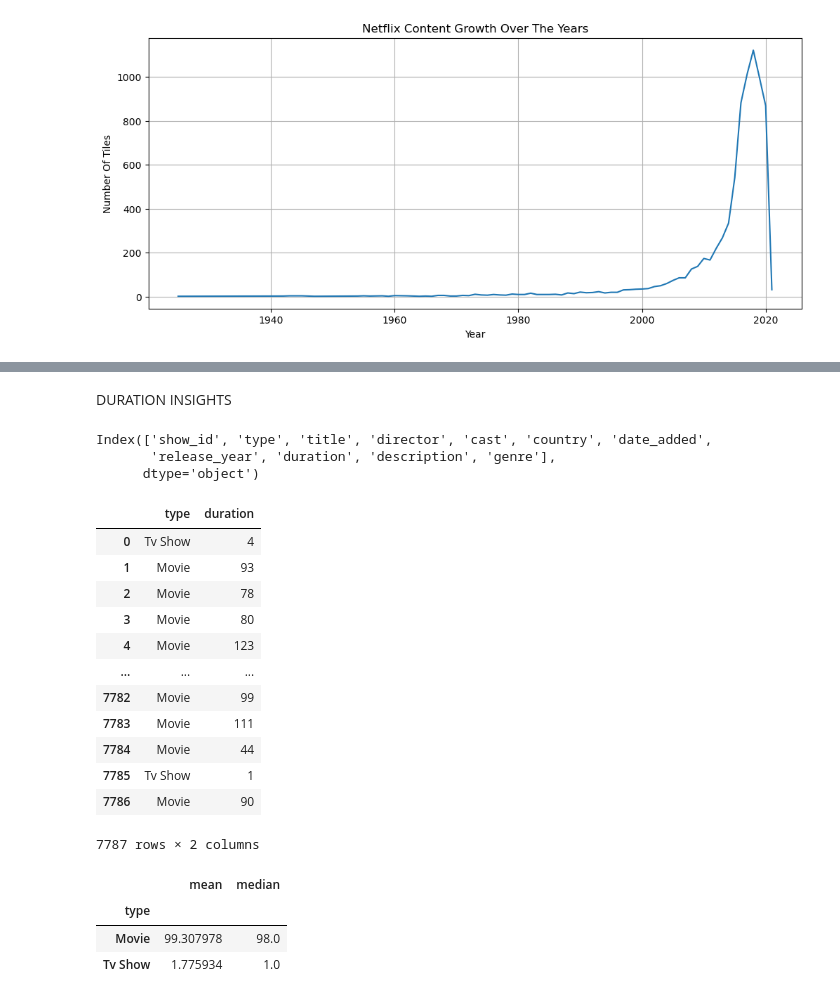
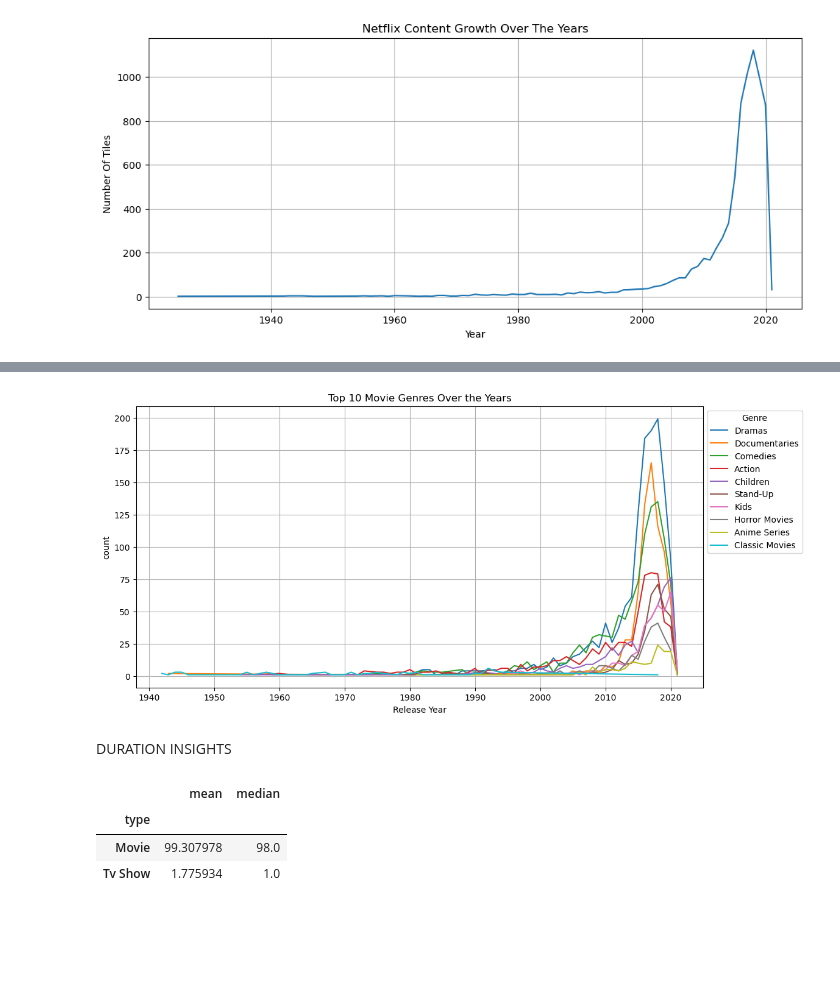
Before and after one commit to Emigbanam/PythonData-Science-Practice-Repository, a Jupyter notebook: Netflix Test.ipynb, the cells around one changed output, grey strips where cells are left out. Cells and saved outputs as stored; diff of their text form; code cells hidden in the pictures; blank space fills up the shorter version.

```diff
--- a/Netflix Test.ipynb
+++ b/Netflix Test.ipynb
@@ -126,3 +126,6 @@ plt.grid()
 plt.show()
 # %% [output]
 [figure]
+# %%
+genre_years = netflix[['genre', 'release_year']].value_counts().reset_index(name='count')
+genre_years
@@ -129,30 +146,25 @@ plt.show()
+# %%
+# Get the top 10 genres
+top_genres = genre_years['genre'].value_counts().head(10).index
+
+topt10_genres = genre_years[genre_years['genre'].isin(top_genres)]
+
+# Plot
+plt.figure(figsize=(12, 6))
+sns.lineplot(data=topt10_genres, x='release_year', y='count', hue='genre')
+
+# Customize
+plt.xlabel("Release Year")
+plt.title("Top 10 Movie Genres Over the Years")
+plt.legend(title="Genre", bbox_to_anchor=(1, 1))  # Moves legend outside
+plt.grid(True)
+
+# Show plot
+plt.show()
+# %% [output]
+[figure, added]
 # %% [markdown]
 DURATION INSIGHTS
-# %%
-netflix.columns
-# %% [output]
-Index(['show_id', 'type', 'title', 'director', 'cast', 'country', 'date_added',
-       'release_year', 'duration', 'description', 'genre'],
-      dtype='object')
-# %%
-#SUBSETTING FOR JUST TYPES AND DURATION
-show_runtime = netflix[['type', 'duration']]
-show_runtime.columns = ['type', 'duration']
-show_runtime
-# %% [output]
-|  | type | duration |
-| 0 | Tv Show | 4 |
-| 1 | Movie | 93 |
-| 2 | Movie | 78 |
-| 3 | Movie | 80 |
-| 4 | Movie | 123 |
-| ... | ... | ... |
-| 7782 | Movie | 99 |
-| 7783 | Movie | 111 |
-| 7784 | Movie | 44 |
-| 7785 | Tv Show | 1 |
-| 7786 | Movie | 90 |
-7787 rows × 2 columns
 # %%
 #CALCULATING AVERAGE RUTIME OF BOTH TYPES
 avg_runtime = show_runtime.groupby('type')['duration'].agg(['mean', 'median'])
```
Also changed, not shown: parts of 1 cell of this notebook.
